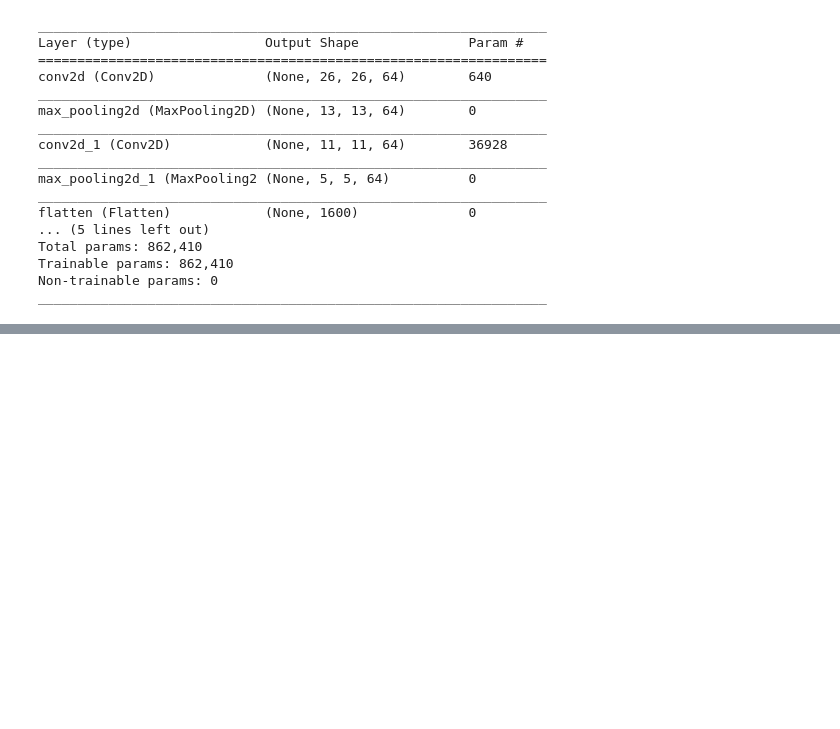
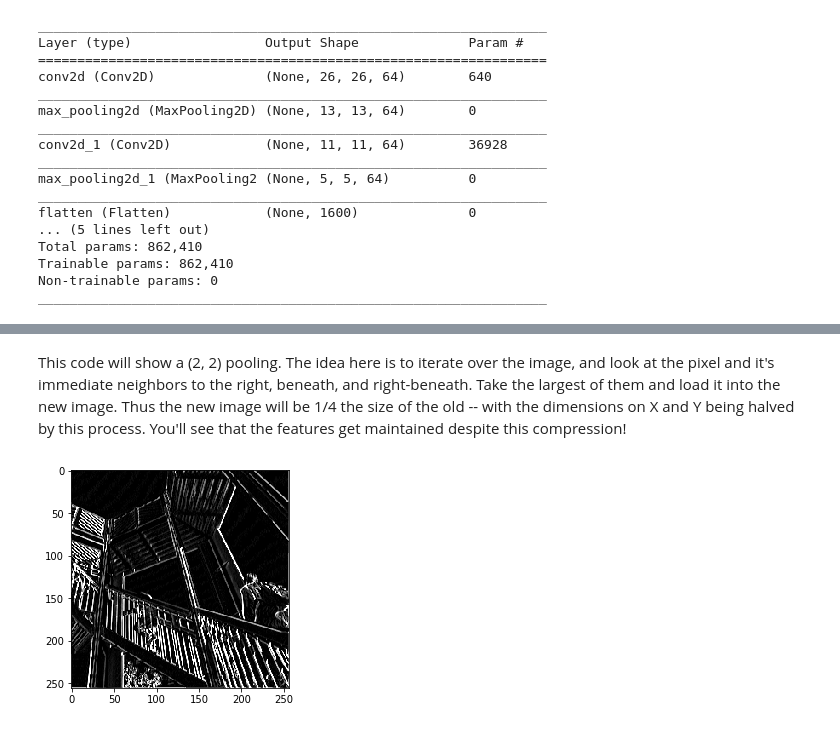
Before and after one commit to xie186/Intro2TF4AIMLDP, a Jupyter notebook: intro_tensorflow4AI.ipynb, the cells around one changed output, grey strips where cells are left out. Saved outputs shown, nothing was run; the diff lists cells and outputs as text; code cells hidden in the pictures; blank space fills up the shorter version.

```diff
--- a/intro_tensorflow4AI.ipynb
+++ b/intro_tensorflow4AI.ipynb
@@ -431,0 +458,5 @@ test_loss
+# %%
+i_transformed = np.copy(i)
+size_x = i_transformed.shape[0]
+size_y = i_transformed.shape[1]
+i_transformed.shape
@@ -431,0 +520,23 @@ test_loss
+# %% [markdown]
+This code will show a (2, 2) pooling. The idea here is to iterate over the image, and look at the pixel and it's immediate neighbors to the right, beneath, and right-beneath. Take the largest of them and load it into the new image. Thus the new image will be 1/4 the size of the old -- with the dimensions on X and Y being halved by this process. You'll see that the features get maintained despite this compression!
+# %%
+new_x = int(size_x/2)
+new_y = int(size_y/2)
+newImage = np.zeros((new_x, new_y))
+for x in range(0, size_x, 2):
+  for y in range(0, size_y, 2):
+    pixels = []
+    pixels.append(i_transformed[x, y])
+    pixels.append(i_transformed[x+1, y])
+    pixels.append(i_transformed[x, y+1])
+    pixels.append(i_transformed[x+1, y+1])
+    newImage[int(x/2),int(y/2)] = max(pixels)
+
+# Plot the image. Note the size of the axes -- now 256 pixels instead of 512
+plt.gray()
+plt.grid(False)
+plt.imshow(newImage)
+#plt.axis('off')
+plt.show()
+# %% [output]
+[figure, added]
```
Also changed, not shown: parts of 15 cells of this notebook.
